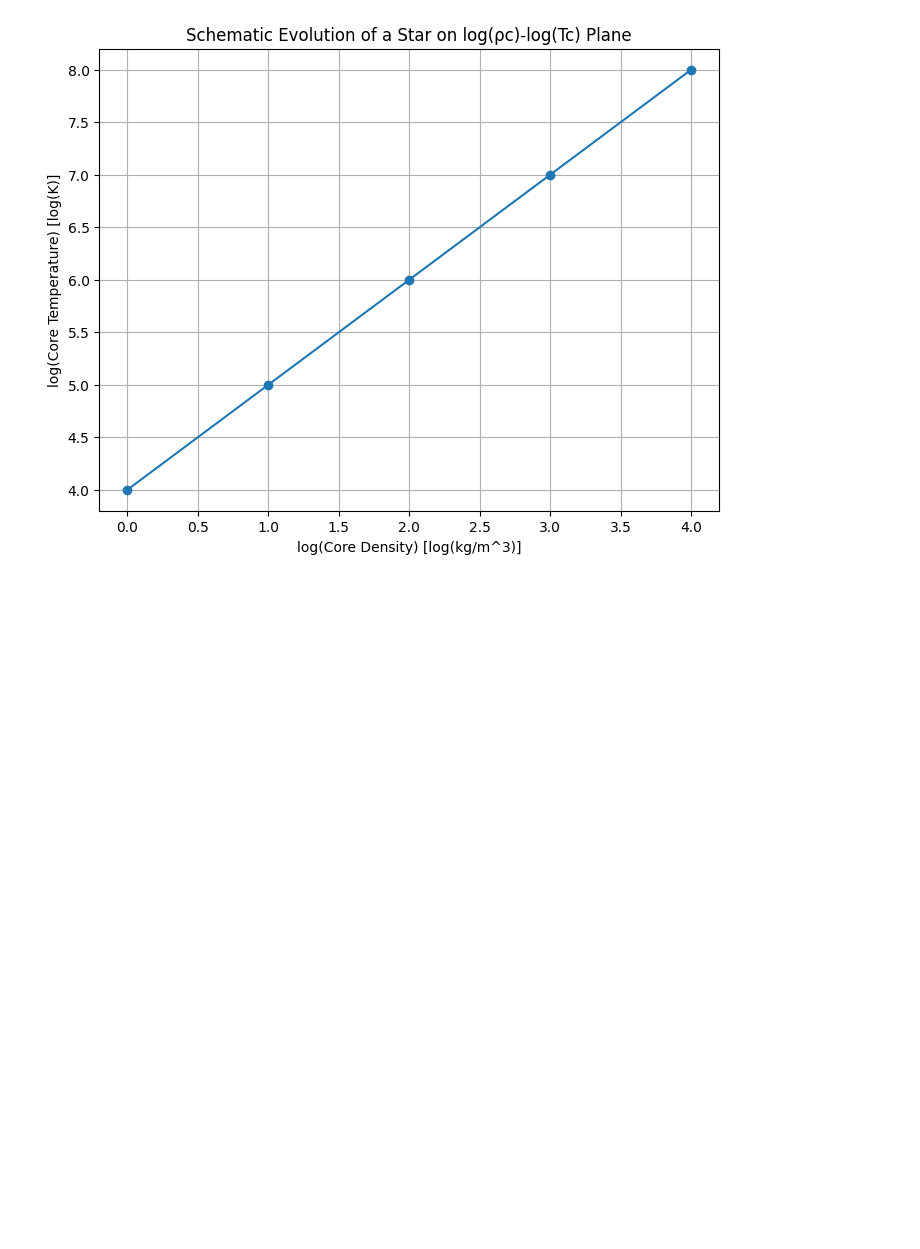
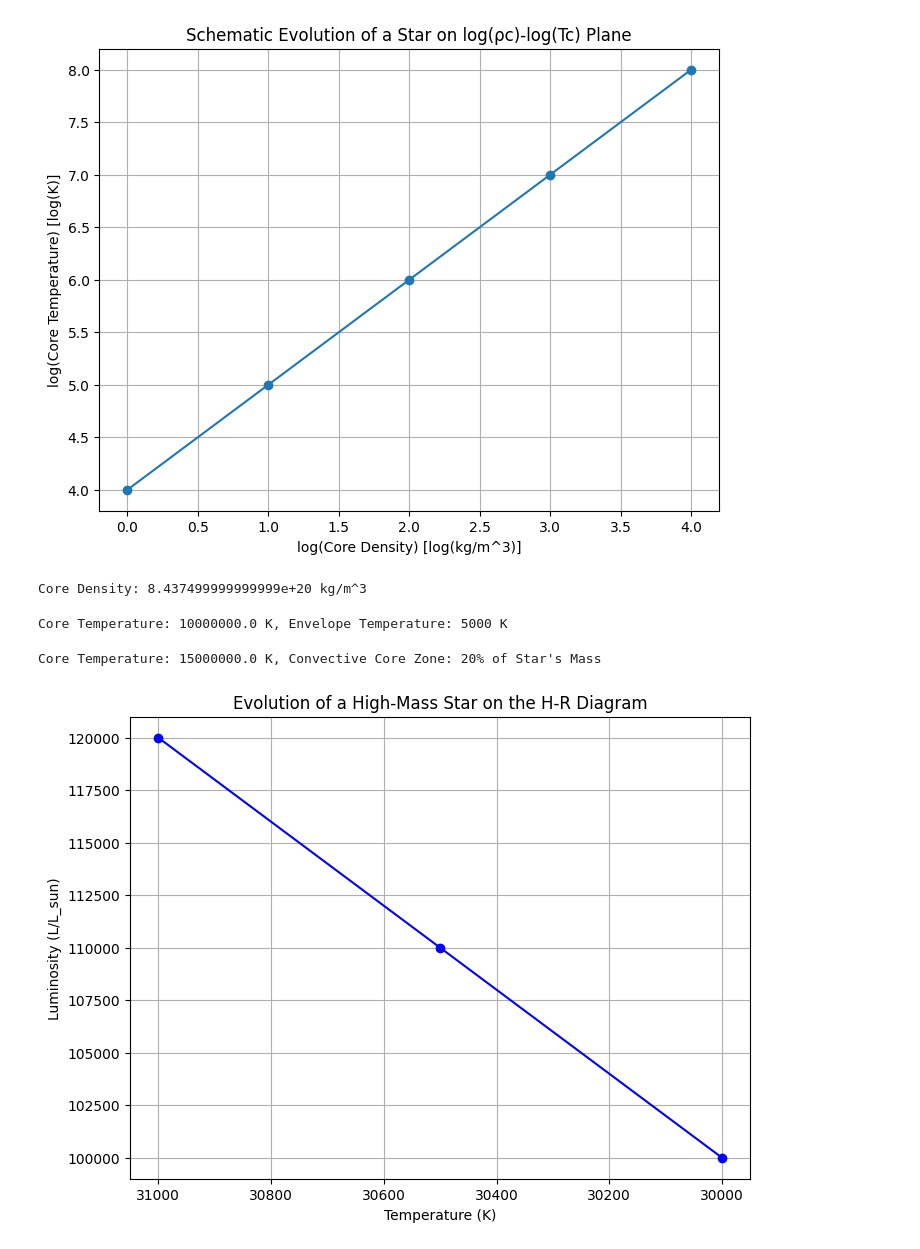
Before and after one commit to Fr4nc3/astrophysics-exercises, a Jupyter notebook: stellar/stellar.ipynb, the cells around one changed output. Cells and saved outputs as stored; diff of their text form; code cells hidden in the pictures; blank space fills up the shorter version.

```diff
--- a/stellar/stellar.ipynb
+++ b/stellar/stellar.ipynb
@@ -977,3 +977,81 @@ plt.grid(True)
 plt.show()
 # %% [output]
 [figure]
+# %%
+def calculate_core_density(M, T):
+    """
+    Calculate the core density of a star based on its mass and temperature.
+
+    :param M: Mass of the star (solar masses)
+    :param T: Temperature of the core (Kelvin)
+    :return: Core density (kg/m^3)
+    """
+    # Assuming a proportionality constant, k, for the relation
+    # rho ~ M^-2 T^3. We'll set k = 1 for simplicity, but in reality,
+    # this value should be determined based on detailed stellar models.
+    k = 1
+
+    # Calculate the core density
+    rho = k * (M**-2) * (T**3)
+    return rho
+
+# Example usage
+M = 2  # Mass of the star in solar masses (example for a more massive star)
+T = 1.5e7  # Core temperature in Kelvin (example value)
+
+rho = calculate_core_density(M, T)
+print(f"Core Density: {rho} kg/m^3")
+# %% [output]
+Core Density: 8.437499999999999e+20 kg/m^3
+# %%
+def estimate_temperatures():
+    """
+    Estimate core and envelope temperatures of a low-mass (solar-type) star.
+    :return: Core and envelope temperatures in Kelvin
+    """
+    core_temperature = 1e7  # Approximate core temperature in Kelvin
+    envelope_temperature = 5000  # Approximate envelope temperature in Kelvin
+
+    return core_temperature, envelope_temperature
+
+core_temp, envelope_temp = estimate_temperatures()
+print(f"Core Temperature: {core_temp} K, Envelope Temperature: {envelope_temp} K")
+# %% [output]
+Core Temperature: 10000000.0 K, Envelope Temperature: 5000 K
+# %%
+def massive_star_characteristics(mass):
+    """
+    Estimate core temperature and convective zone characteristics of a massive star.
+
+    :param mass: Mass of the star in solar masses
+    :return: Core temperature in Kelvin, and percentage of mass in the convective zone
+    """
+    core_temperature = 1.5e7  # Approximate core temperature in Kelvin for massive stars
+    convective_zone_mass_percentage = 20  # Approximate percentage of mass in the convective core
+
+    return core_temperature, convective_zone_mass_percentage
+
+mass = 15  # Mass of the star in solar masses
+core_temp, convective_zone = massive_star_characteristics(mass)
+print(f"Core Temperature: {core_temp} K, Convective Core Zone: {convective_zone}% of Star's Mass")
+# %% [output]
+Core Temperature: 15000000.0 K, Convective Core Zone: 20% of Star's Mass
+# %%
+import matplotlib.pyplot as plt
+
+# Example data to represent the evolution of a high-mass star on the H-R diagram
+# Note: These are illustrative values for demonstration purposes
+luminosities = [1e5, 1.1e5, 1.2e5]  # Luminosity in solar units
+temperatures = [30000, 30500, 31000]  # Temperature in Kelvin
+
+# Plotting the evolution on the H-R diagram
+plt.figure(figsize=(8, 6))
+plt.plot(temperatures, luminosities, marker='o', linestyle='-', color='blue')
+plt.xlabel('Temperature (K)')
+plt.ylabel('Luminosity (L/L_sun)')
+plt.title('Evolution of a High-Mass Star on the H-R Diagram')
+plt.gca().invert_xaxis()  # Invert the x-axis to match the standard H-R diagram layout
+plt.grid(True)
+plt.show()
+# %% [output]
+[figure, added]
```
Also changed, not shown: parts of 21 cells of this notebook.
